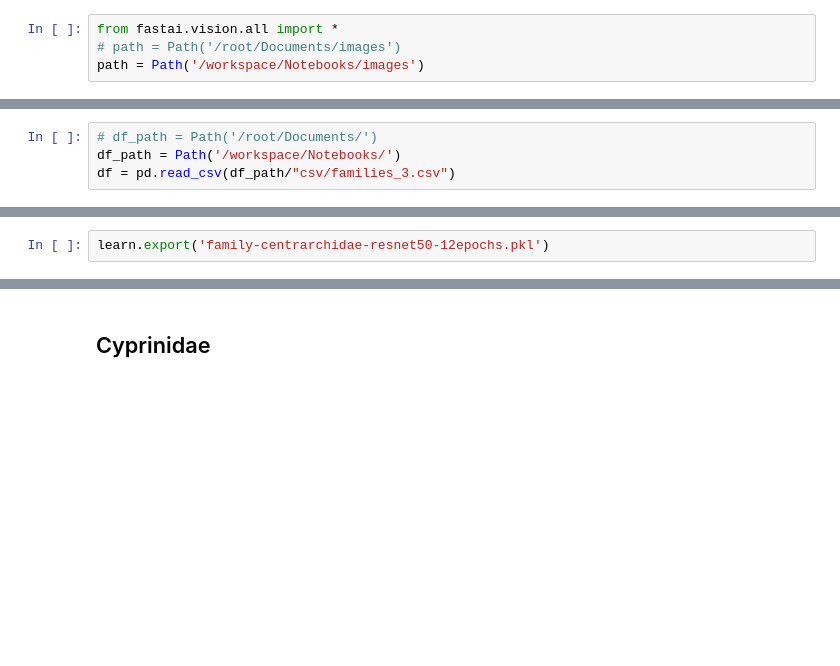
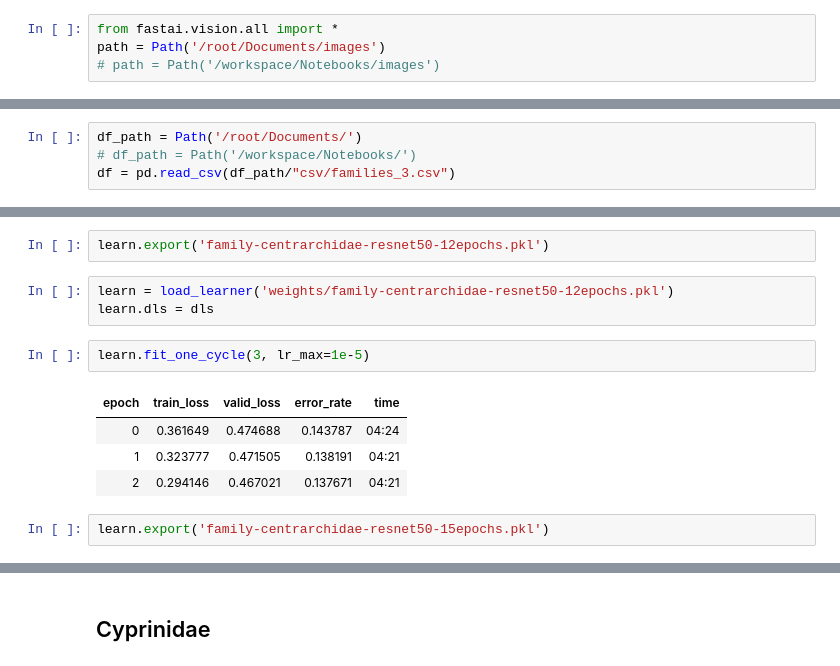
Before and after one commit to jossalgon/Fishly-Hierarchical-image-classification, a Jupyter notebook: species144-by-families3.ipynb, the cells around one changed output, grey strips where cells are left out. Saved outputs shown, nothing was run; the diff lists cells and outputs as text; blank space fills up the shorter version.

```diff
--- a/species144-by-families3.ipynb
+++ b/species144-by-families3.ipynb
@@ -1,7 +1,7 @@
 # %%
 from fastai.vision.all import *
-# path = Path('/root/Documents/images')
-path = Path('/workspace/Notebooks/images')
+path = Path('/root/Documents/images')
+# path = Path('/workspace/Notebooks/images')
 # %%
 (path).ls()
 # %% [output]
@@ -9,6 +9,6 @@ path = Path('/workspace/Notebooks/images')
 # %%
-# df_path = Path('/root/Documents/')
-df_path = Path('/workspace/Notebooks/')
+df_path = Path('/root/Documents/')
+# df_path = Path('/workspace/Notebooks/')
 df = pd.read_csv(df_path/"csv/families_3.csv")
 # %%
 set(df['Family'])
@@ -147,3 +147,15 @@ learn.fit_one_cycle(3, lr_max=1e-5)
 | 2 | 0.338718 | 0.475029 | 0.140534 | 04:22 |
 # %%
 learn.export('family-centrarchidae-resnet50-12epochs.pkl')
+# %%
+learn = load_learner('weights/family-centrarchidae-resnet50-12epochs.pkl')
+learn.dls = dls
+# %%
+learn.fit_one_cycle(3, lr_max=1e-5)
+# %% [output]
+| epoch | train_loss | valid_loss | error_rate | time |
+| 0 | 0.361649 | 0.474688 | 0.143787 | 04:24 |
+| 1 | 0.323777 | 0.471505 | 0.138191 | 04:21 |
+| 2 | 0.294146 | 0.467021 | 0.137671 | 04:21 |
+# %%
+learn.export('family-centrarchidae-resnet50-15epochs.pkl')
```
Also changed, not shown: parts of 25 cells of this notebook, 1 other file.
